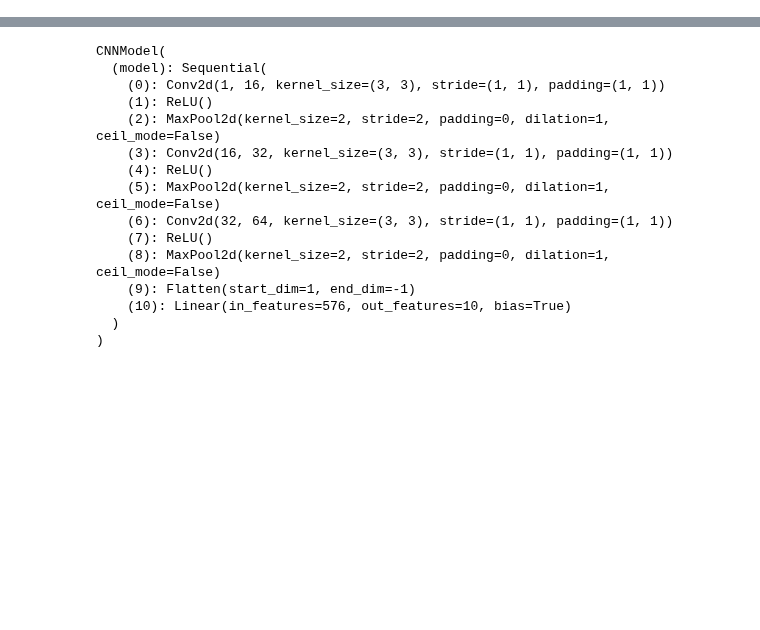
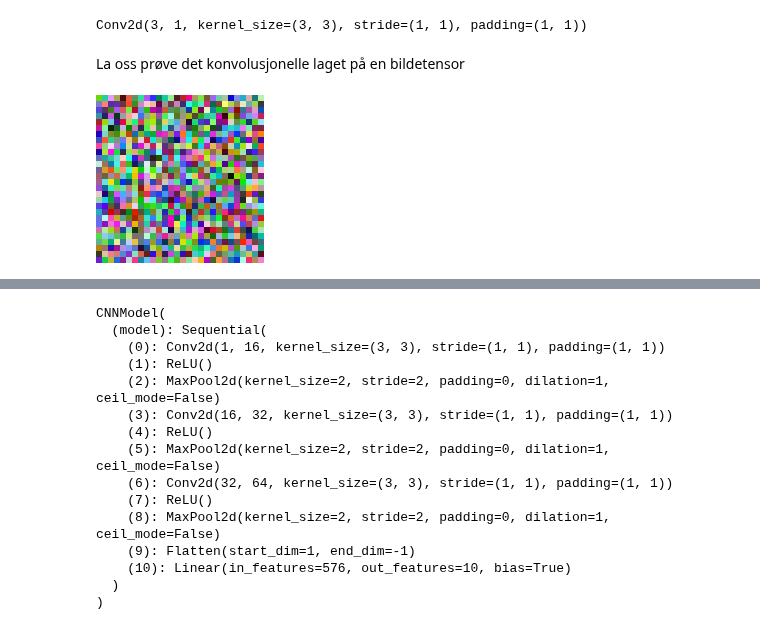
Before and after one commit to willdalh/ml-course, a Jupyter notebook: part2-neural-networks/bonus_convnet.ipynb, the cells around one changed output, grey strips where cells are left out. Cells and saved outputs as stored; diff of their text form; code cells hidden in the pictures; blank space fills up the shorter version.

```diff
--- a/part2-neural-networks/bonus_convnet.ipynb
+++ b/part2-neural-networks/bonus_convnet.ipynb
@@ -25,0 +21,13 @@ data, labels = next(iter(train_loader))
+# %%
+layer = nn.Conv2d(in_channels=3, out_channels=1, kernel_size=3, stride=1, padding=1)
+layer
+# %% [output]
+Conv2d(3, 1, kernel_size=(3, 3), stride=(1, 1), padding=(1, 1))
+# %% [markdown]
+La oss prøve det konvolusjonelle laget på en bildetensor
+# %%
+from utils.visualize import visualize
+image = torch.rand(3, 28, 28) * 2 - 1
+visualize(image)
+# %% [output]
+[figure, added]
```
Also changed, not shown: parts of 12 cells of this notebook, 2 other files.
